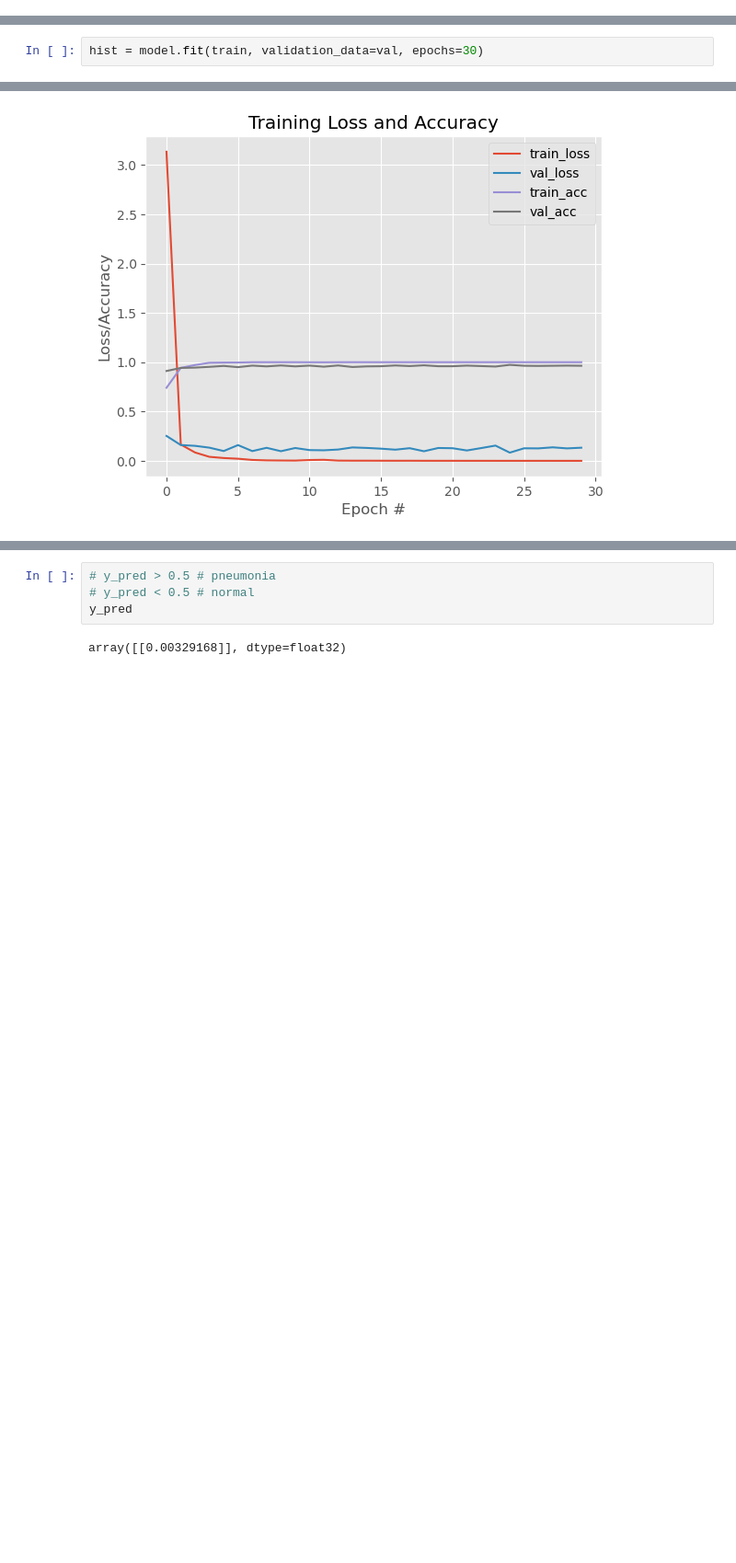
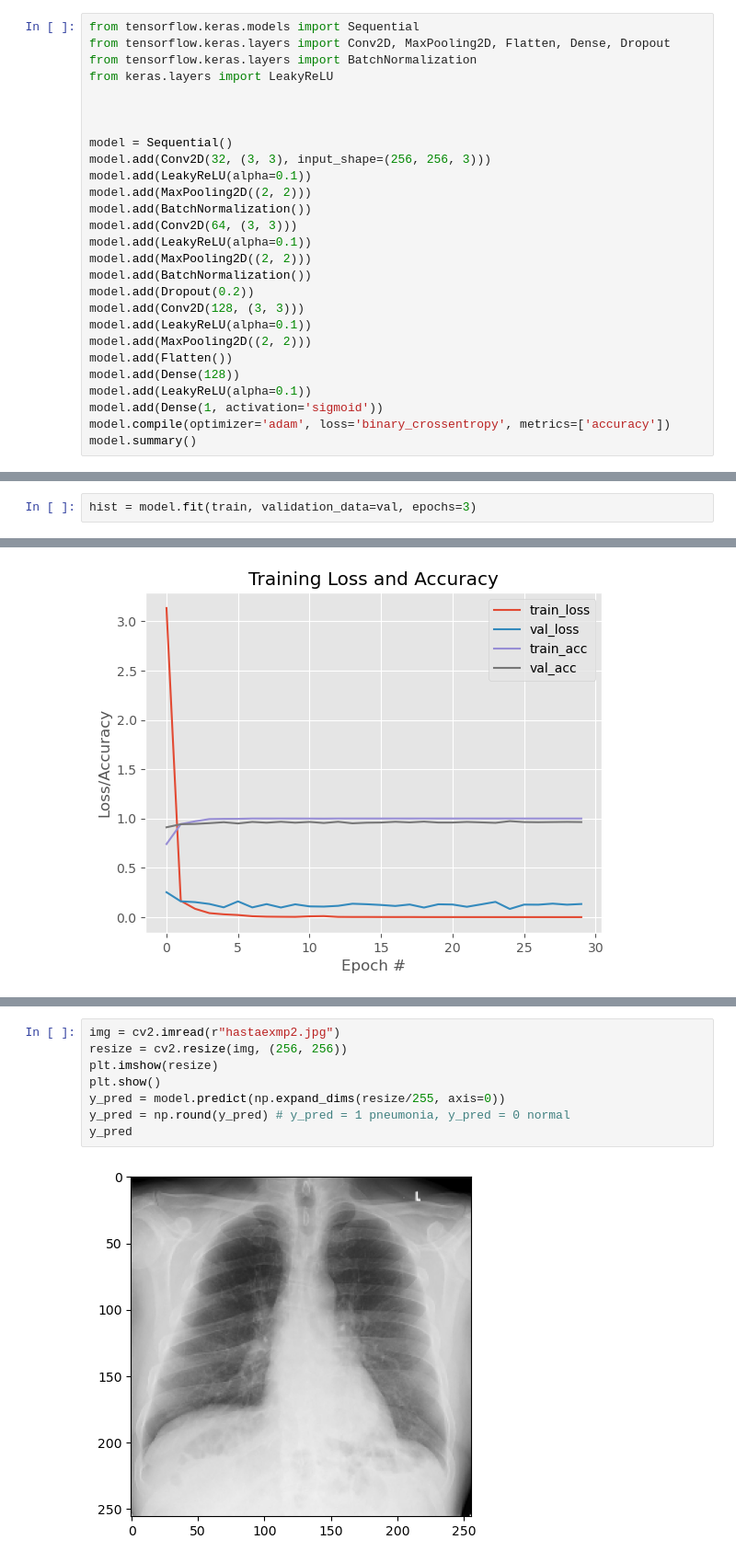
Before and after one commit to VuralBayrakli/TensorFlow_ile_Rontgen_Siniflandirma, a Jupyter notebook: CNN.ipynb, the cells around one changed output, grey strips where cells are left out. Shown: that part at 92% size. Cells and saved outputs as stored; diff of their text form; blank space fills up the shorter version.

```diff
--- a/CNN.ipynb
+++ b/CNN.ipynb
@@ -71,0 +19,27 @@ model.summary()
+# %%
+from tensorflow.keras.models import Sequential
+from tensorflow.keras.layers import Conv2D, MaxPooling2D, Flatten, Dense, Dropout
+from tensorflow.keras.layers import BatchNormalization
+from keras.layers import LeakyReLU
+
+
+
+model = Sequential()
+model.add(Conv2D(32, (3, 3), input_shape=(256, 256, 3)))
+model.add(LeakyReLU(alpha=0.1))
+model.add(MaxPooling2D((2, 2)))
+model.add(BatchNormalization())
+model.add(Conv2D(64, (3, 3)))
+model.add(LeakyReLU(alpha=0.1))
+model.add(MaxPooling2D((2, 2)))
+model.add(BatchNormalization())
+model.add(Dropout(0.2))
+model.add(Conv2D(128, (3, 3)))
+model.add(LeakyReLU(alpha=0.1))
+model.add(MaxPooling2D((2, 2)))
+model.add(Flatten())
+model.add(Dense(128))
+model.add(LeakyReLU(alpha=0.1))
+model.add(Dense(1, activation='sigmoid'))
+model.compile(optimizer='adam', loss='binary_crossentropy', metrics=['accuracy'])
+model.summary()
@@ -72,3 +64,3 @@ model.summary()
 # %%
-hist = model.fit(train, validation_data=val, epochs=30)
+hist = model.fit(train, validation_data=val, epochs=3)
 # %% [output]
@@ -170,6 +117,10 @@ y_pred = model.predict(np.expand_dims(resize/255, axis=0))
-# %%
-# y_pred > 0.5 # pneumonia
-# y_pred < 0.5 # normal
-y_pred
-# %% [output]
-array([[0.00329168]], dtype=float32)
+# %%
+img = cv2.imread(r"hastaexmp2.jpg")
+resize = cv2.resize(img, (256, 256))
+plt.imshow(resize)
+plt.show()
+y_pred = model.predict(np.expand_dims(resize/255, axis=0))
+y_pred = np.round(y_pred) # y_pred = 1 pneumonia, y_pred = 0 normal
+y_pred
+# %% [output]
+[figure, added]
```
Also changed, not shown: parts of 39 cells of this notebook, 2 other files.
